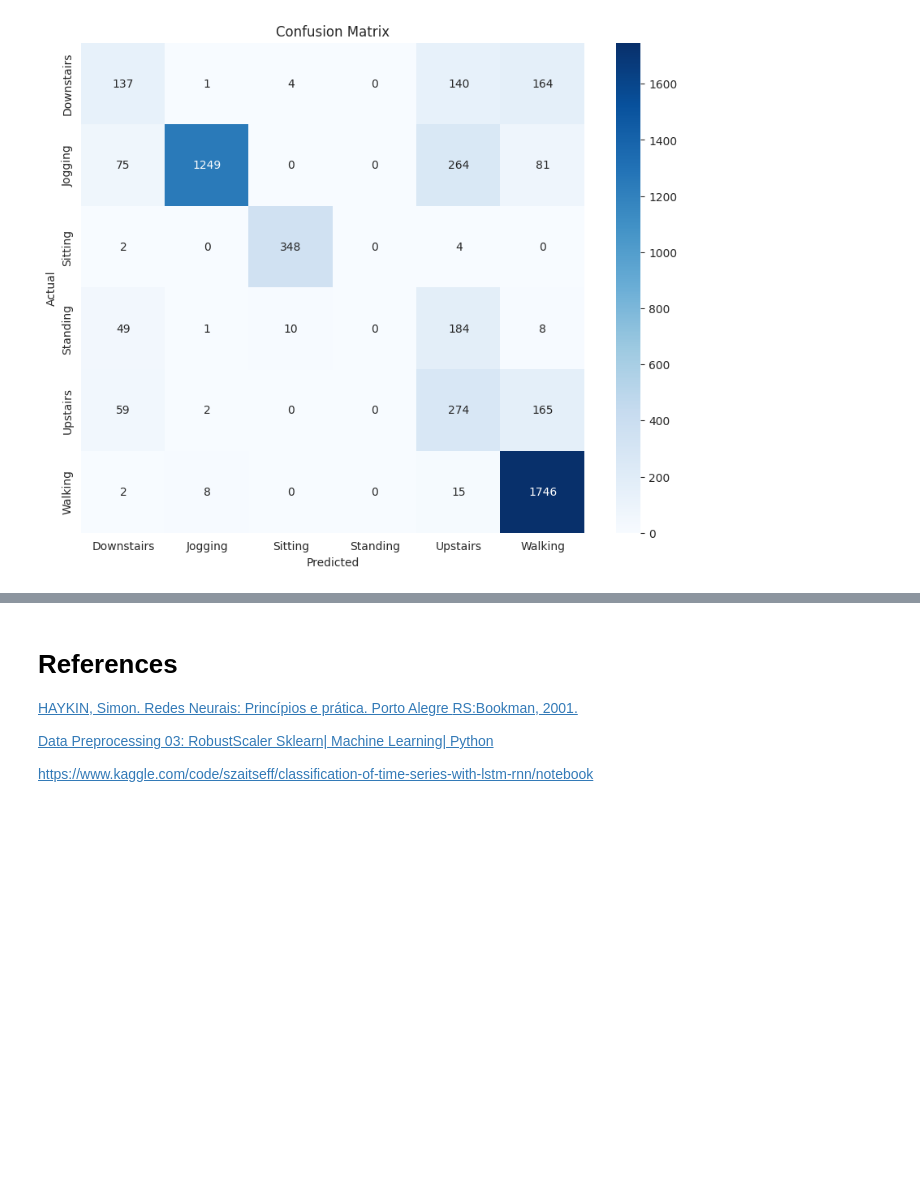
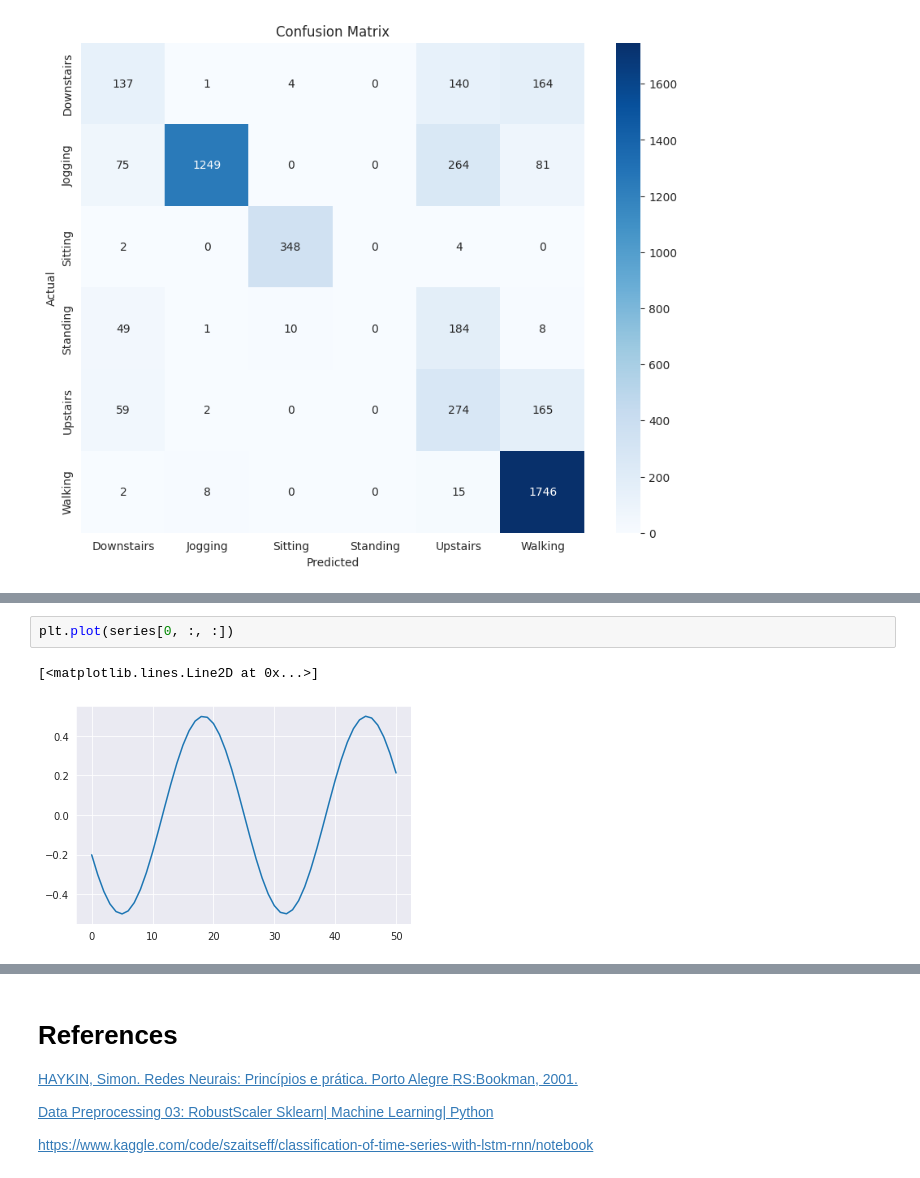
Before and after one commit to barauna-lo/Neurocomputing, a Jupyter notebook: Project_05_RNN.ipynb, the cells around one changed output, grey strips where cells are left out. Drawn from its saved outputs; the diff is of its cells as text; blank space fills up the shorter version.

```diff
--- a/Project_05_RNN.ipynb
+++ b/Project_05_RNN.ipynb
@@ -359,0 +417,5 @@ plt.show()
+# %%
+plt.plot(series[0, :, :])
+# %% [output]
+[<matplotlib.lines.Line2D at 0x...>]
+[figure, added]
```
Also changed, not shown: parts of 18 cells of this notebook.
